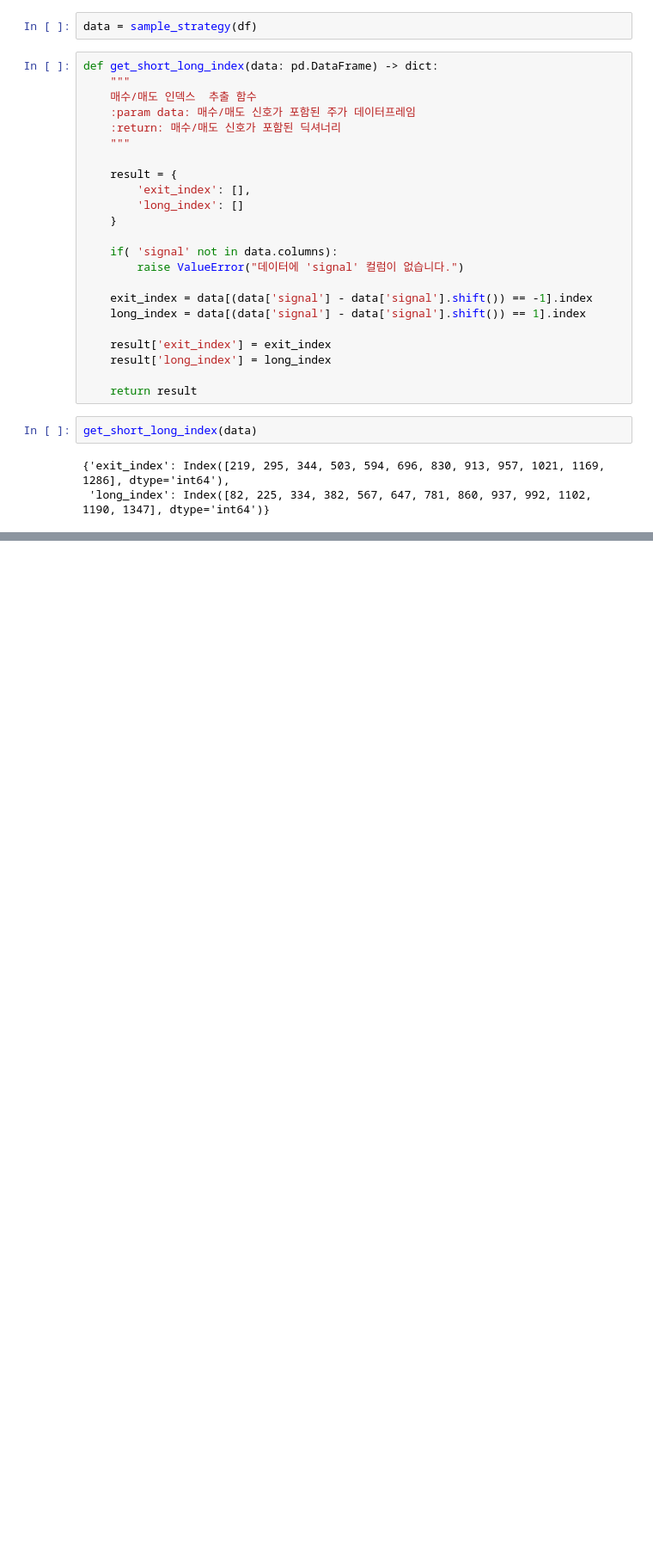
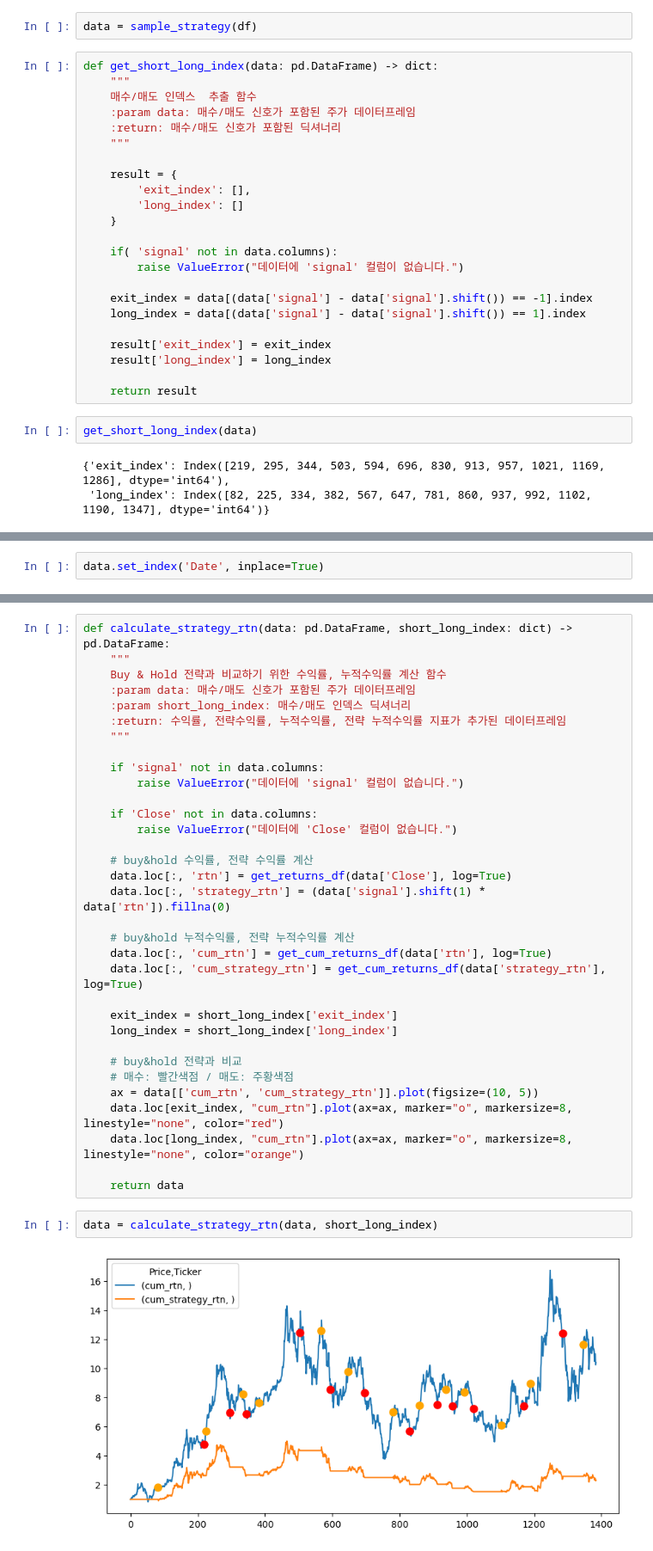
Before and after one commit to javiow/ugel, a Jupyter notebook: notebook/test.ipynb, the cells around one changed output, grey strips where cells are left out. Shown at 86% size. Cells and saved outputs as stored; diff of their text form; blank space fills up the shorter version.

```diff
--- a/notebook/test.ipynb
+++ b/notebook/test.ipynb
@@ -712,0 +1110,2 @@ get_short_long_index(data)
+# %%
+data.set_index('Date', inplace=True)
@@ -712,0 +1524,37 @@ get_short_long_index(data)
+# %%
+def calculate_strategy_rtn(data: pd.DataFrame, short_long_index: dict) -> pd.DataFrame:
+    """
+    Buy & Hold 전략과 비교하기 위한 수익률, 누적수익률 계산 함수
+    :param data: 매수/매도 신호가 포함된 주가 데이터프레임
+    :param short_long_index: 매수/매도 인덱스 딕셔너리
+    :return: 수익률, 전략수익률, 누적수익률, 전략 누적수익률 지표가 추가된 데이터프레임
+    """
+
+    if 'signal' not in data.columns:
+        raise ValueError("데이터에 'signal' 컬럼이 없습니다.")
+
+    if 'Close' not in data.columns:
+        raise ValueError("데이터에 'Close' 컬럼이 없습니다.")
+
+    # buy&hold 수익률, 전략 수익률 계산
+    data.loc[:, 'rtn'] = get_returns_df(data['Close'], log=True)
+    data.loc[:, 'strategy_rtn'] = (data['signal'].shift(1) * data['rtn']).fillna(0)
+
+    # buy&hold 누적수익률, 전략 누적수익률 계산
+    data.loc[:, 'cum_rtn'] = get_cum_returns_df(data['rtn'], log=True)
+    data.loc[:, 'cum_strategy_rtn'] = get_cum_returns_df(data['strategy_rtn'], log=True)
+
+    exit_index = short_long_index['exit_index']
+    long_index = short_long_index['long_index']
+
+    # buy&hold 전략과 비교
+    # 매수: 빨간색점 / 매도: 주황색점
+    ax = data[['cum_rtn', 'cum_strategy_rtn']].plot(figsize=(10, 5))
+    data.loc[exit_index, "cum_rtn"].plot(ax=ax, marker="o", markersize=8, linestyle="none", color="red")
+    data.loc[long_index, "cum_rtn"].plot(ax=ax, marker="o", markersize=8, linestyle="none", color="orange")
+
+    return data
+# %%
+data = calculate_strategy_rtn(data, short_long_index)
+# %% [output]
+[figure, added]
```
Also changed, not shown: parts of 43 cells of this notebook, 2 other files.
